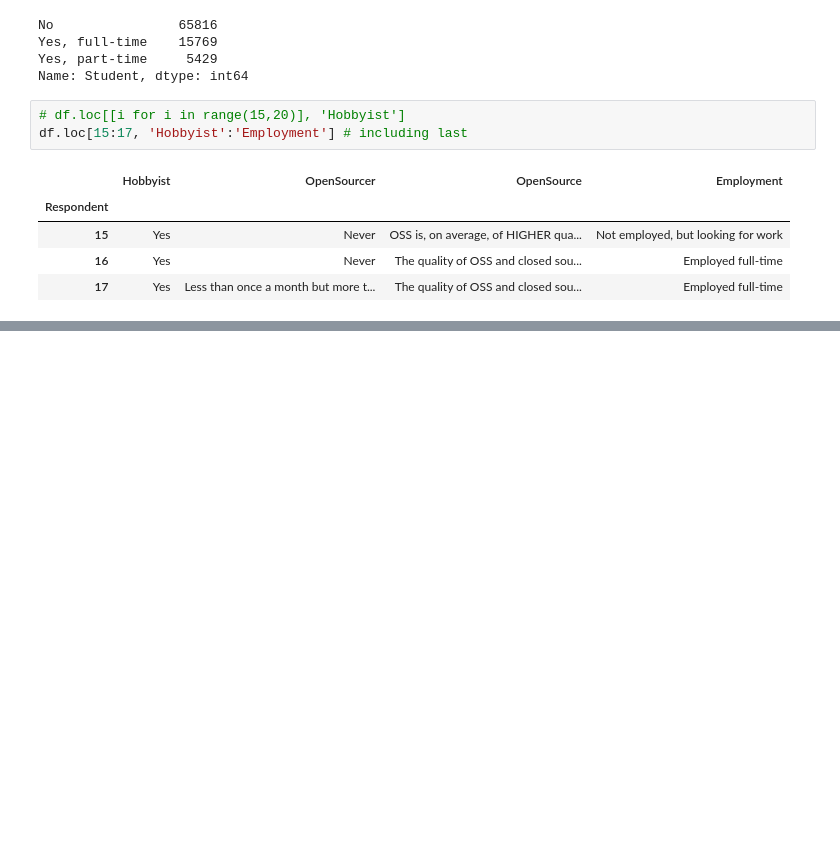
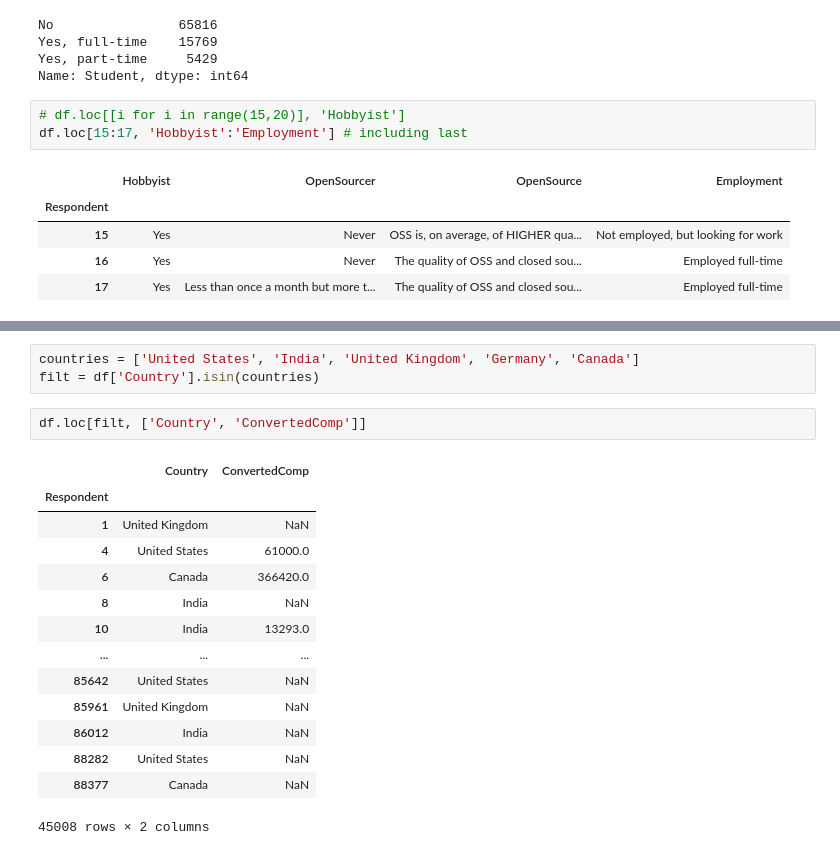
Before and after one commit to aleksmn/PandasDemo, a Jupyter notebook: Pandas Demo.ipynb, the cells around one changed output, grey strips where cells are left out. Cells and saved outputs as stored; diff of their text form; blank space fills up the shorter version.

```diff
--- a/Pandas Demo.ipynb
+++ b/Pandas Demo.ipynb
@@ -74,0 +97,20 @@ df.loc[15:17, 'Hobbyist':'Employment'] # including last
+# %%
+countries = ['United States', 'India', 'United Kingdom', 'Germany', 'Canada']
+filt = df['Country'].isin(countries)
+# %%
+df.loc[filt, ['Country', 'ConvertedComp']]
+# %% [output]
+|  | Country | ConvertedComp |
+| Respondent |  |  |
+| 1 | United Kingdom | NaN |
+| 4 | United States | 61000.0 |
+| 6 | Canada | 366420.0 |
+| 8 | India | NaN |
+| 10 | India | 13293.0 |
+| ... | ... | ... |
+| 85642 | United States | NaN |
+| 85961 | United Kingdom | NaN |
+| 86012 | India | NaN |
+| 88282 | United States | NaN |
+| 88377 | Canada | NaN |
+45008 rows × 2 columns
```
Also changed, not shown: parts of 5 cells of this notebook, 2 other files.
